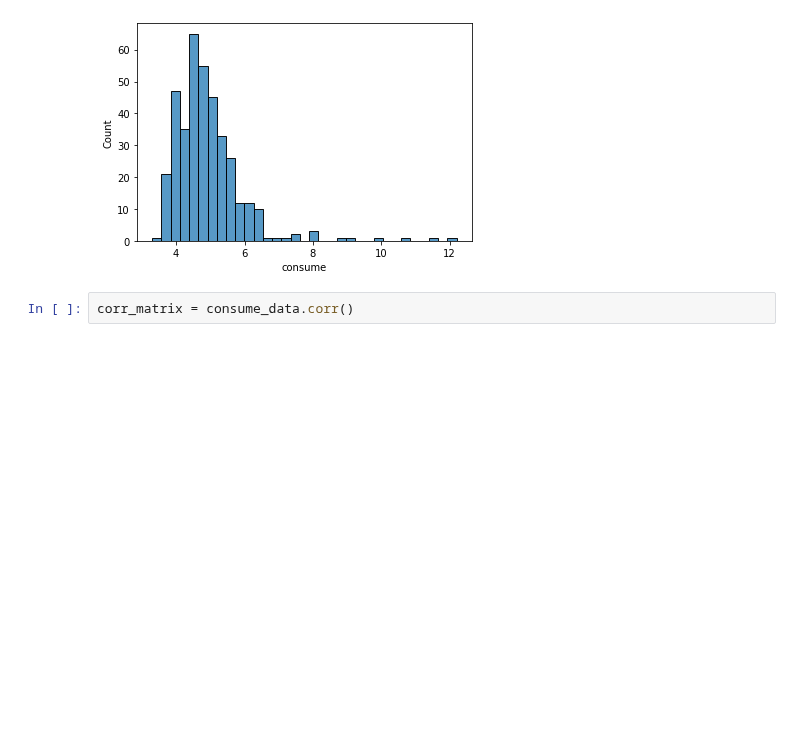
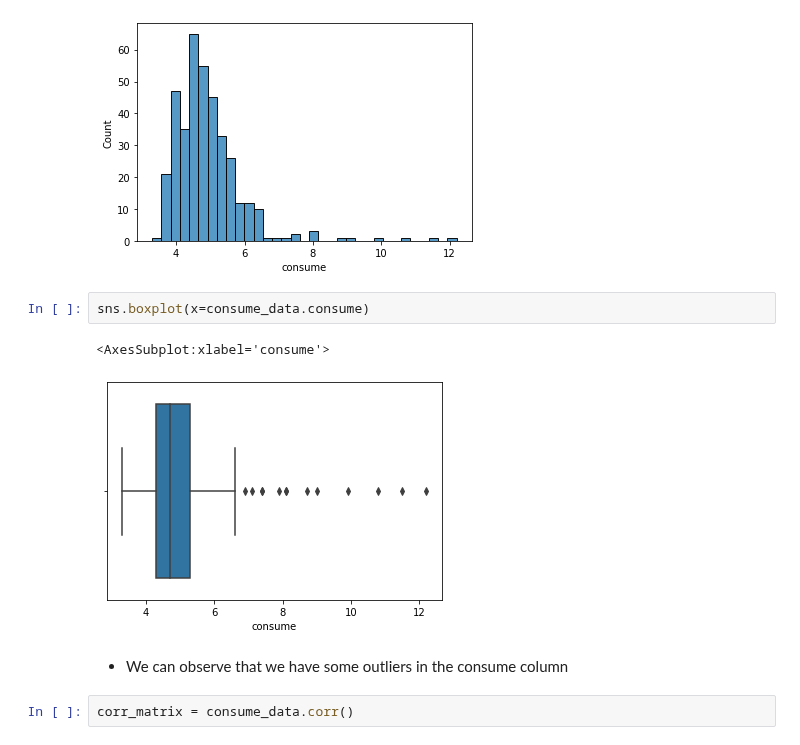
Before and after one commit to VictorRodriguezIronhack/reto_data, a Jupyter notebook: consume.ipynb, the cells around one changed output. Drawn from its saved outputs; the diff is of its cells as text; blank space fills up the shorter version.

```diff
--- a/consume.ipynb
+++ b/consume.ipynb
@@ -73,6 +77,13 @@ sns.histplot(x='consume', data=consume_data)
 # %% [output]
 <AxesSubplot:xlabel='consume', ylabel='Count'>
 [figure]
+# %%
+sns.boxplot(x=consume_data.consume)
+# %% [output]
+<AxesSubplot:xlabel='consume'>
+[figure, added]
+# %% [markdown]
+- We can observe that we have some outliers in the consume column
 # %%
 corr_matrix = consume_data.corr()
 # %%
```
Also changed, not shown: parts of 28 cells of this notebook.
